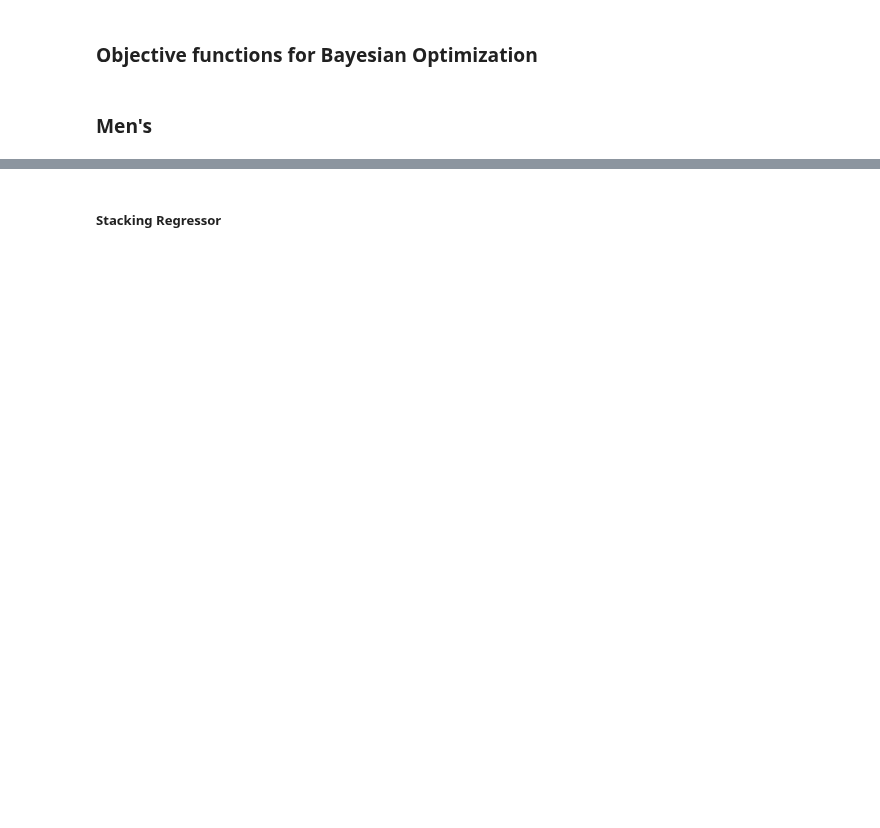
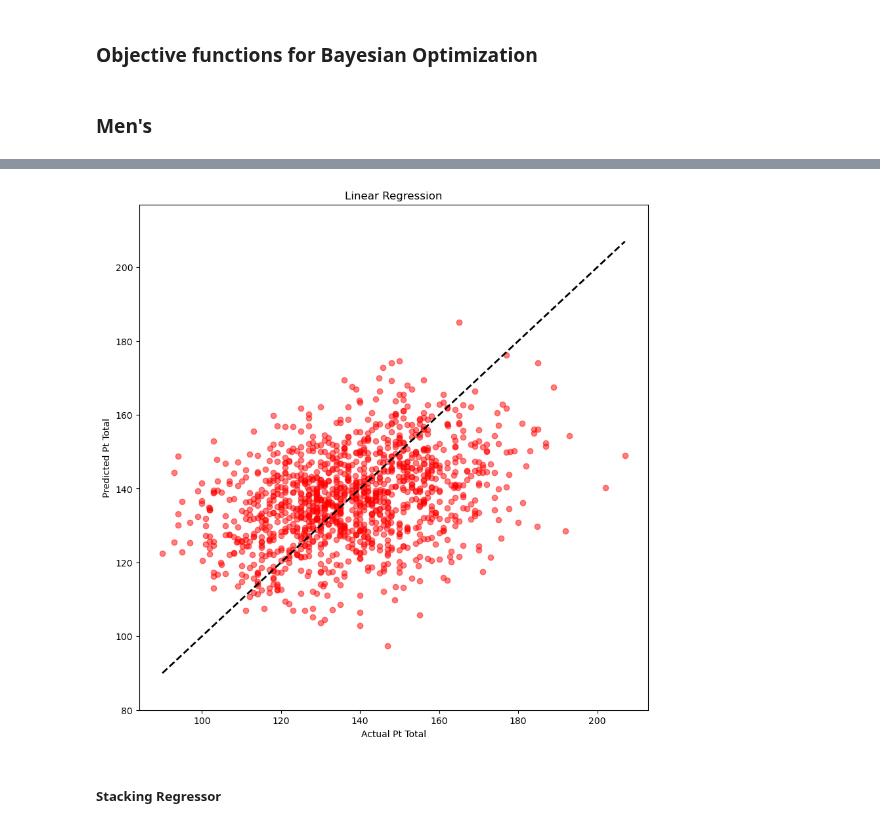
Before and after one commit to heefjones/march_madness, a Jupyter notebook: preds_detailed_point_total.ipynb, the cells around one changed output, grey strips where cells are left out. Cells and saved outputs as stored; diff of their text form; code cells hidden in the pictures; blank space fills up the shorter version.

```diff
--- a/preds_detailed_point_total.ipynb
+++ b/preds_detailed_point_total.ipynb
@@ -769,3 +719,8 @@ plot_preds(mfeatures, rf_model, scaler=StandardScaler(), 'XGBRegressor Predictio
+# %%
+# linear regression
+plot_preds(mfeatures, LinearRegression(n_jobs=-1), scaler=StandardScaler(), title='Linear Regression')
+# %% [output]
+[figure, added]
 # %% [markdown]
 ##### Stacking Regressor
 # %%
```
Also changed, not shown: parts of 30 cells of this notebook.
